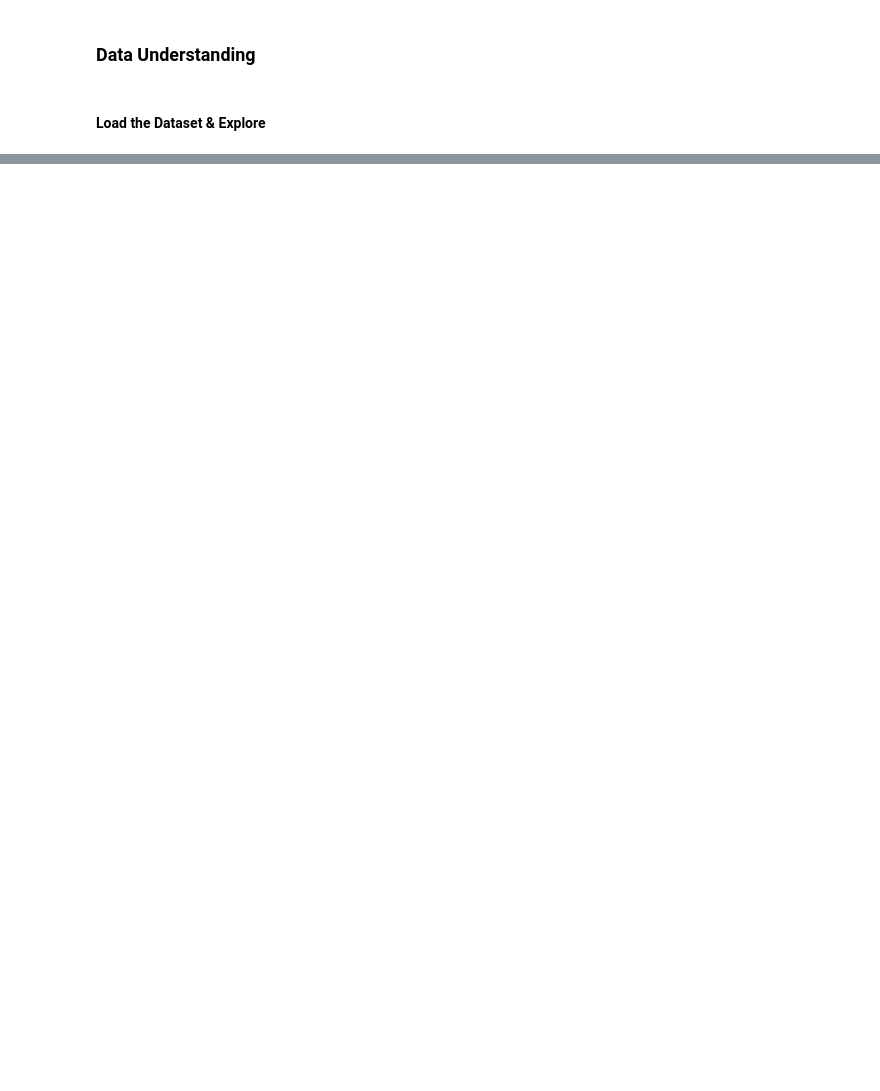
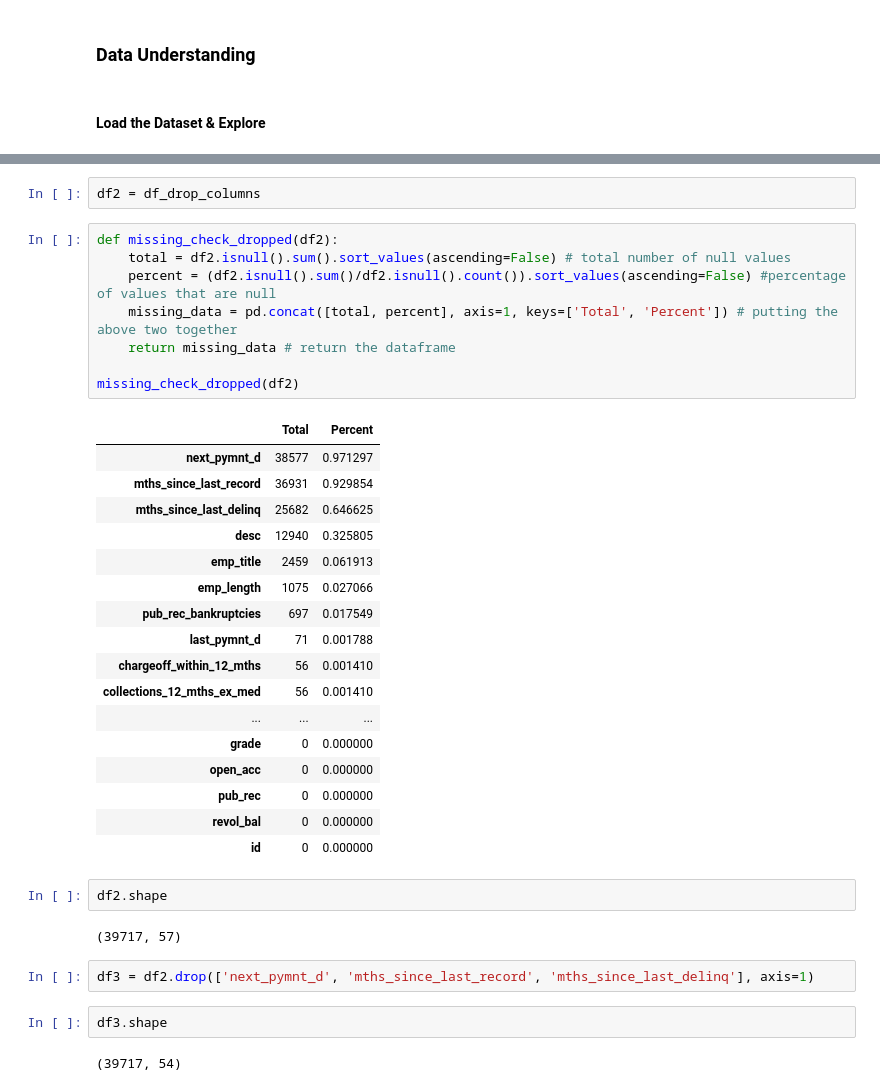
Before and after one commit to floodyc/LendingClubCaseStudy, a Jupyter notebook: LCCS.ipynb, the cells around one changed output, grey strips where cells are left out. Cells and saved outputs as stored; diff of their text form; blank space fills up the shorter version.

```diff
--- a/LCCS.ipynb
+++ b/LCCS.ipynb
@@ -125,0 +116,38 @@ missing_check(df)
+# %%
+df2 = df_drop_columns
+# %%
+def missing_check_dropped(df2):
+    total = df2.isnull().sum().sort_values(ascending=False) # total number of null values
+    percent = (df2.isnull().sum()/df2.isnull().count()).sort_values(ascending=False) #percentage of values that are null
+    missing_data = pd.concat([total, percent], axis=1, keys=['Total', 'Percent']) # putting the above two together
+    return missing_data # return the dataframe
+
+missing_check_dropped(df2)
+# %% [output]
+|  | Total | Percent |
+| next_pymnt_d | 38577 | 0.971297 |
+| mths_since_last_record | 36931 | 0.929854 |
+| mths_since_last_delinq | 25682 | 0.646625 |
+| desc | 12940 | 0.325805 |
+| emp_title | 2459 | 0.061913 |
+| emp_length | 1075 | 0.027066 |
+| pub_rec_bankruptcies | 697 | 0.017549 |
+| last_pymnt_d | 71 | 0.001788 |
+| chargeoff_within_12_mths | 56 | 0.001410 |
+| collections_12_mths_ex_med | 56 | 0.001410 |
+| ... | ... | ... |
+| grade | 0 | 0.000000 |
+| open_acc | 0 | 0.000000 |
+| pub_rec | 0 | 0.000000 |
+| revol_bal | 0 | 0.000000 |
+| id | 0 | 0.000000 |
+# %%
+df2.shape
+# %% [output]
+(39717, 57)
+# %%
+df3 = df2.drop(['next_pymnt_d', 'mths_since_last_record', 'mths_since_last_delinq'], axis=1)
+# %%
+df3.shape
+# %% [output]
+(39717, 54)
```
Also changed, not shown: parts of 18 cells of this notebook.
